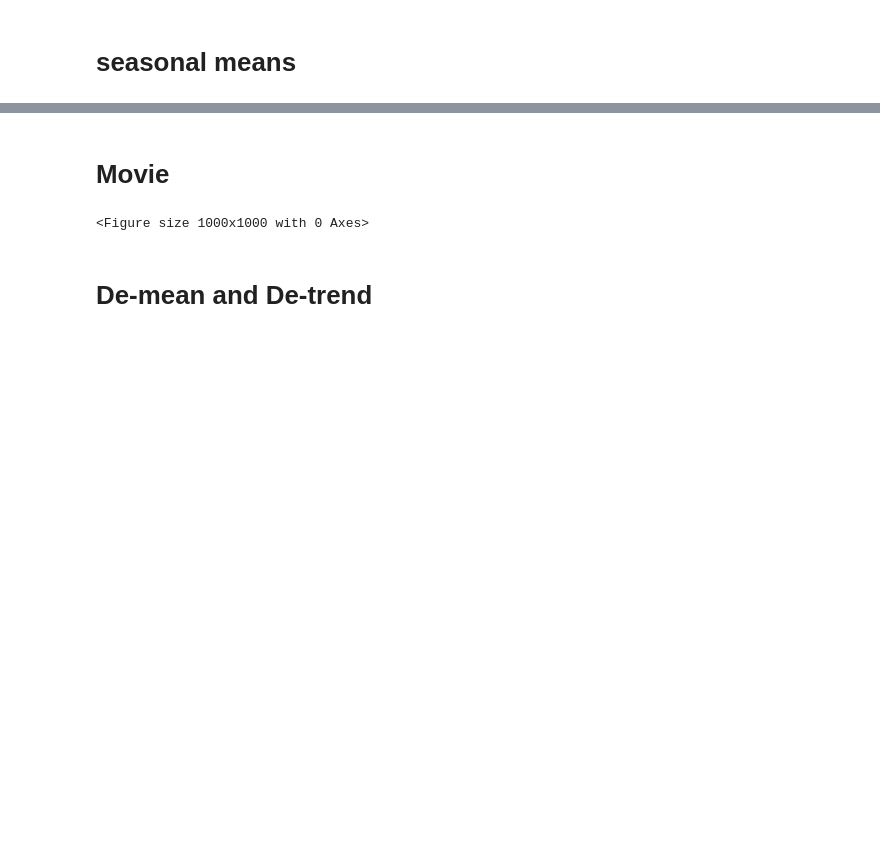
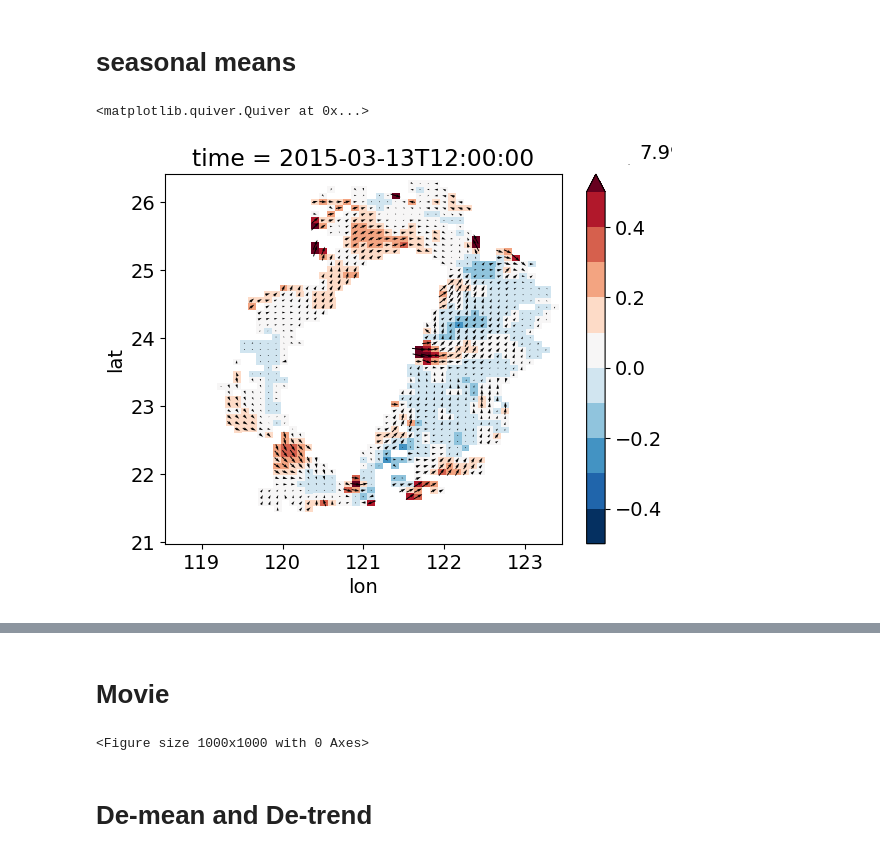
Before and after one commit to HendrikGro/TORI_Codar_Analysis, a Jupyter notebook: code/Code_TOROS.ipynb, the cells around one changed output, grey strips where cells are left out. Drawn from its saved outputs; the diff is of its cells as text; code cells hidden in the pictures; blank space fills up the shorter version.

```diff
--- a/code/Code_TOROS.ipynb
+++ b/code/Code_TOROS.ipynb
@@ -49 +54,10 @@ velocity['abs'] = np.sqrt(velocity['u']**2 + velocity['v']**2)
+# %%
+eke = (velocity.u**2 + velocity.v**2)/2 - (velocity.u.mean(dim='time')**2 + velocity.v.mean(dim='time')**2)/2
+# %%
+t = 300
+eke[t,:,:].plot(x='lon',y='lat',levels=np.arange(-0.5,0.6,0.1))
+velocity.isel(time=t).plot.quiver('lon','lat','u','v')
+# %% [output]
+<matplotlib.quiver.Quiver at 0x...>
+[figure, added]
 # %%
```
Also changed, not shown: parts of 2 cells of this notebook, 1 other file.
